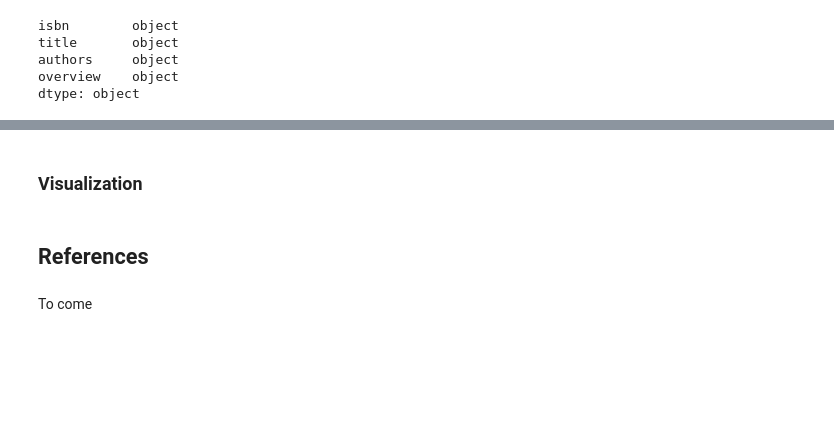
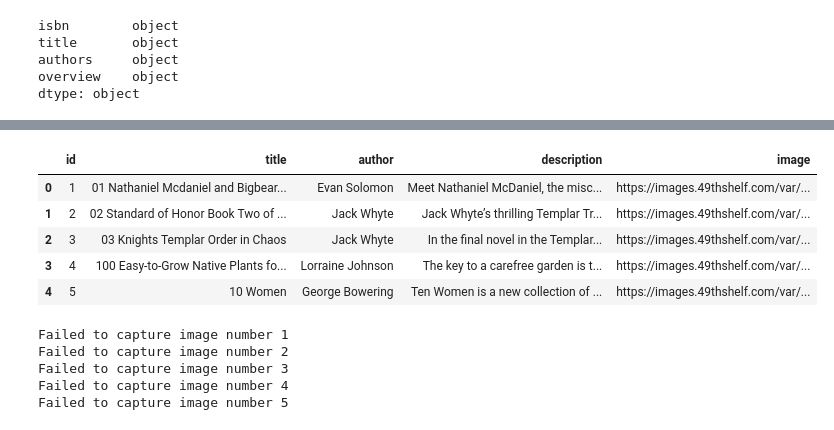
Before and after one commit to shawnsyms/shawnsyms.github.io, a Jupyter notebook: readMoreCanlit/part_3/code/data_acquisition_1.ipynb, the cells around one changed output, grey strips where cells are left out. Drawn from its saved outputs; the diff is of its cells as text; code cells hidden in the pictures; blank space fills up the shorter version.

```diff
--- a/readMoreCanlit/part_3/code/data_acquisition_1.ipynb
+++ b/readMoreCanlit/part_3/code/data_acquisition_1.ipynb
@@ -135,2 +127,4 @@ isbn.to_csv('../data/saved/isbn' + dt +'.csv', index = False)
 # %%
-canadian = pd.read_csv('../data/processed/canadian_processed.csv')
+images = pd.read_csv('../data/processed/canadian_books.csv')
+images = images.applymap(str)
+images.dtypes
@@ -229,6 +138,27 @@ recommend(item_id=109, num=3)
-# %% [markdown]
-### Visualization
-# %% [markdown]
-## References
-# %% [markdown]
-To come
+# %%
+images = images[:10]
+images
+# %% [output]
+|  | id | title | author | description | image |
+| 0 | 1 | 01 Nathaniel Mcdaniel and Bigbear... | Evan Solomon | Meet Nathaniel McDaniel, the misc... | https://images.49thshelf.com/var/... |
+| 1 | 2 | 02 Standard of Honor Book Two of ... | Jack Whyte | Jack Whyte’s thrilling Templar Tr... | https://images.49thshelf.com/var/... |
+| 2 | 3 | 03 Knights Templar Order in Chaos | Jack Whyte | In the final novel in the Templar... | https://images.49thshelf.com/var/... |
+| 3 | 4 | 100 Easy-to-Grow Native Plants fo... | Lorraine Johnson | The key to a carefree garden is t... | https://images.49thshelf.com/var/... |
+| 4 | 5 | 10 Women | George Bowering | Ten Women is a new collection of ... | https://images.49thshelf.com/var/... |
+# %%
+for i in range(len(images)):
+
+    try:
+        urllib.request.urlretrieve(images['image'][i], '../img/books/' + id[i] + '.jpg')
+        print('Just captured image number ' + images['id'][i])
+
+    except:
+        print('Failed to capture image number ' + images['id'][i])
+
+    time.sleep(2)
+# %% [output]
+Failed to capture image number 1
+Failed to capture image number 2
+Failed to capture image number 3
+Failed to capture image number 4
+Failed to capture image number 5
```
Also changed, not shown: parts of 26 cells of this notebook, 30 other files.
